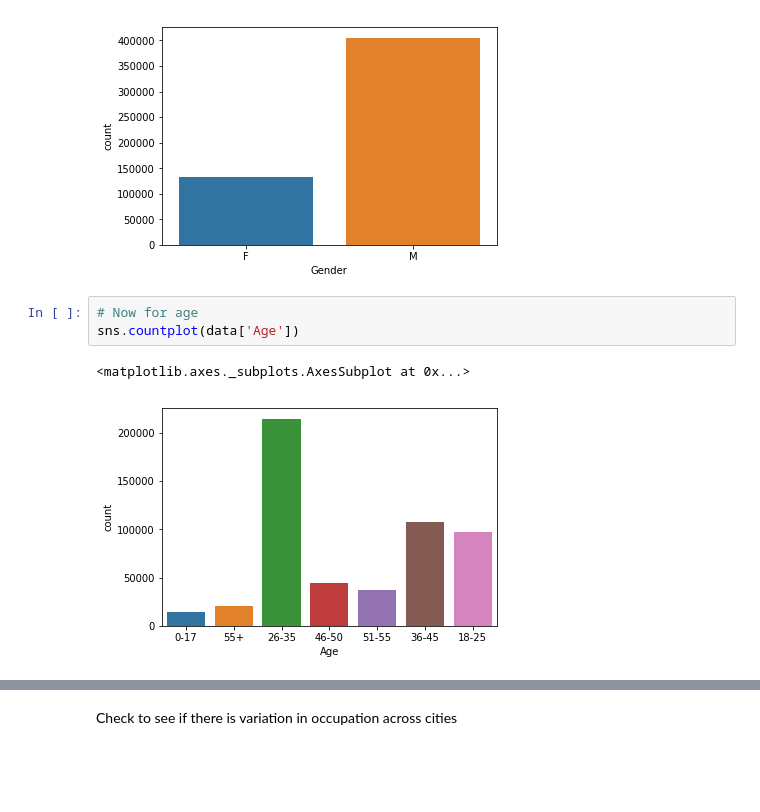
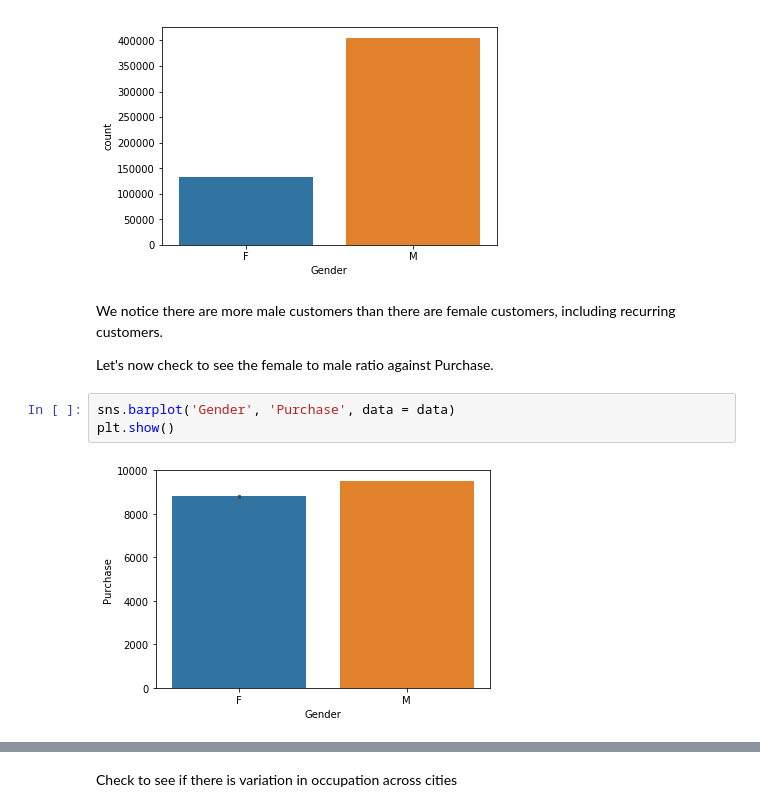
Before and after one commit to kristeesong/EDA---Black-Friday-Analysis, a Jupyter notebook: final_report.ipynb, the cells around one changed output, grey strips where cells are left out. Drawn from its saved outputs; the diff is of its cells as text; blank space fills up the shorter version.

```diff
--- a/final_report.ipynb
+++ b/final_report.ipynb
@@ -134,9 +158,12 @@ sns.countplot(data['Gender'])
 # %% [output]
 <matplotlib.axes._subplots.AxesSubplot at 0x...>
 [figure]
-# %%
-# Now for age
-sns.countplot(data['Age'])
-# %% [output]
-<matplotlib.axes._subplots.AxesSubplot at 0x...>
-[figure, removed]
+# %% [markdown]
+We notice there are more male customers than there are female customers, including recurring customers.
+
+Let's now check to see the female to male ratio against Purchase.
+# %%
+sns.barplot('Gender', 'Purchase', data = data)
+plt.show()
+# %% [output]
+[figure, added]
```
Also changed, not shown: parts of 52 cells of this notebook.
